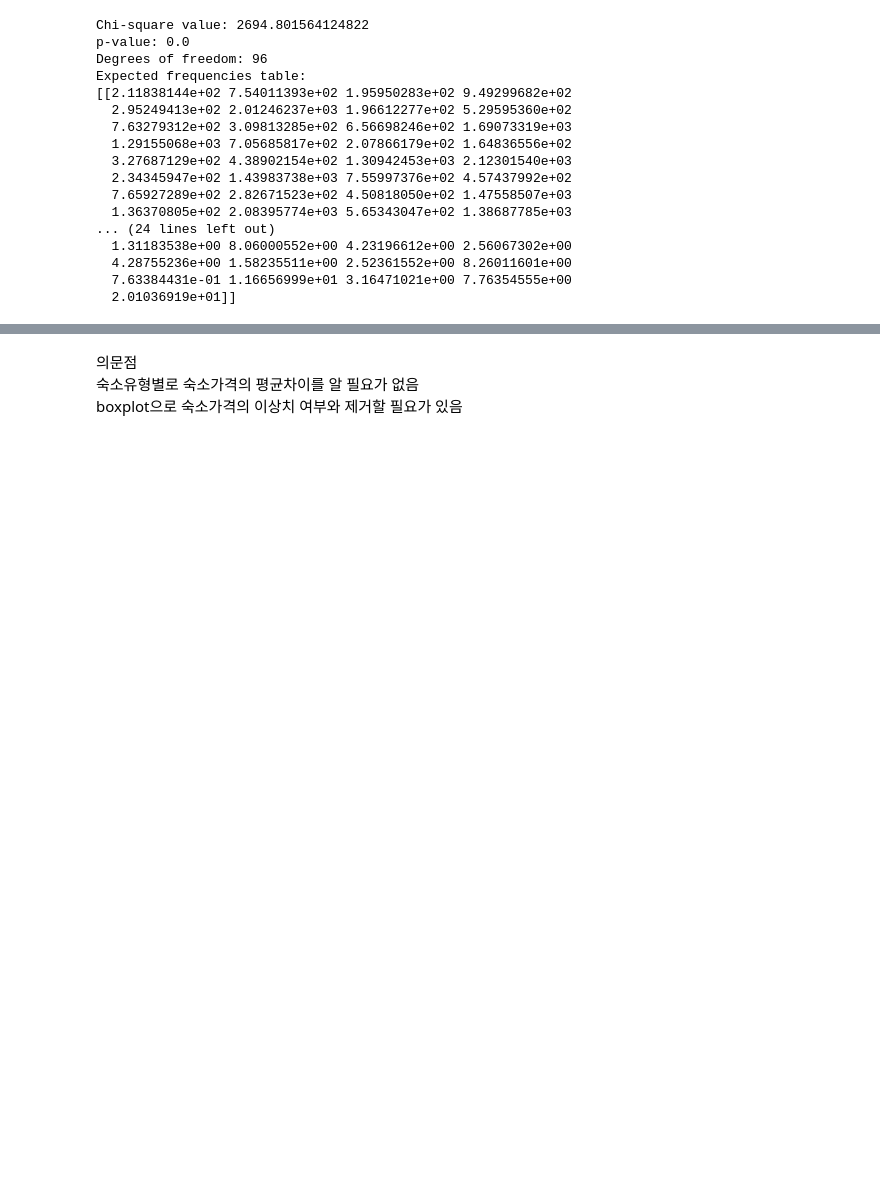
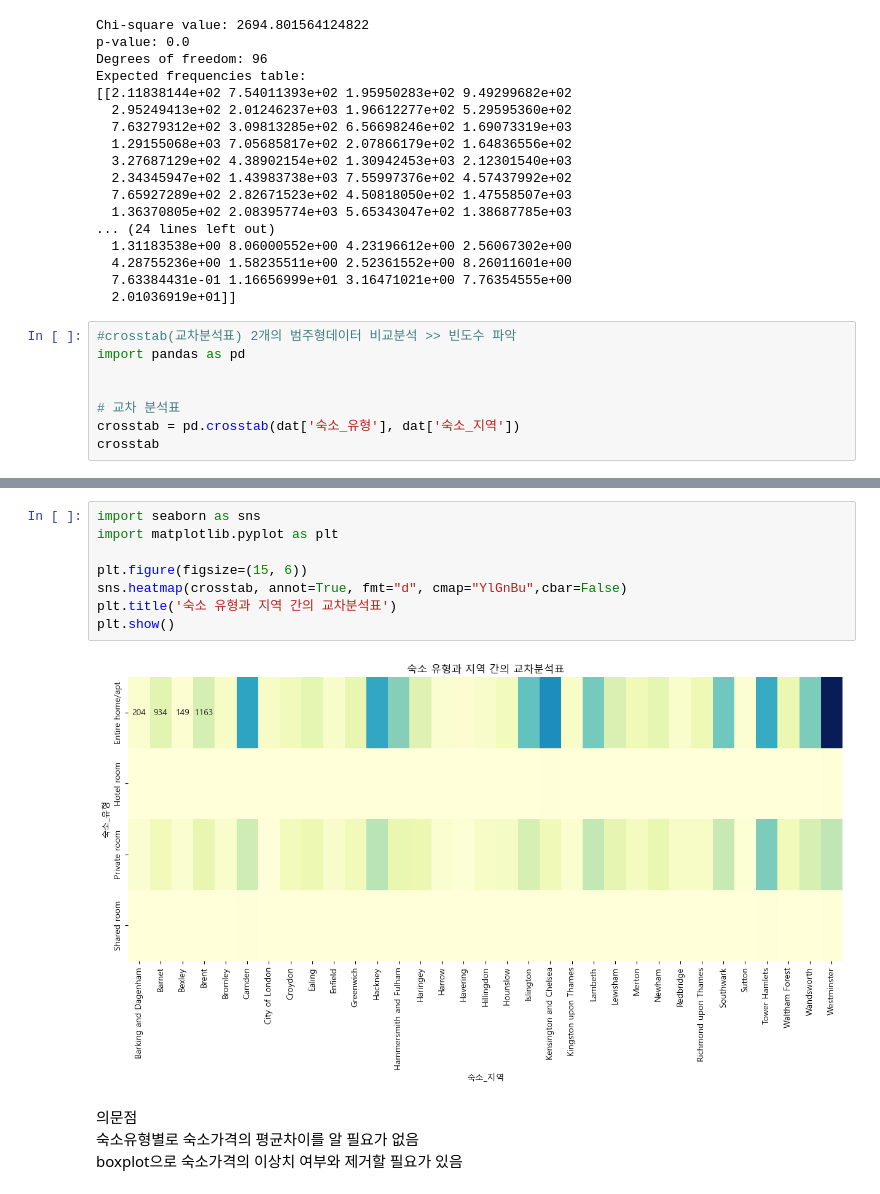
Before and after one commit to yejin716/Weekly_Project_DataAnalysis, a Jupyter notebook: 전처리/런던_전처리_2.ipynb, the cells around one changed output, grey strips where cells are left out. Drawn from its saved outputs; the diff is of its cells as text; blank space fills up the shorter version.

```diff
--- a/전처리/런던_전처리_2.ipynb
+++ b/전처리/런던_전처리_2.ipynb
@@ -741,3 +829,11 @@ Expected frequencies table:
   4.28755236e+00 1.58235511e+00 2.52361552e+00 8.26011601e+00
   7.63384431e-01 1.16656999e+01 3.16471021e+00 7.76354555e+00
   2.01036919e+01]]
+# %%
+#crosstab(교차분석표) 2개의 범주형데이터 비교분석 >> 빈도수 파악
+import pandas as pd
+
+
+# 교차 분석표
+crosstab = pd.crosstab(dat['숙소_유형'], dat['숙소_지역'])
+crosstab
@@ -744,3 +848,13 @@ Expected frequencies table:
+# %%
+import seaborn as sns
+import matplotlib.pyplot as plt
+
+plt.figure(figsize=(15, 6))
+sns.heatmap(crosstab, annot=True, fmt="d", cmap="YlGnBu",cbar=False)
+plt.title('숙소 유형과 지역 간의 교차분석표')
+plt.show()
+# %% [output]
+[figure, added]
 # %% [markdown]
 의문점<br>
 숙소유형별로 숙소가격의 평균차이를 알 필요가 없음 <br>
```
Also changed, not shown: parts of 22 cells of this notebook.
